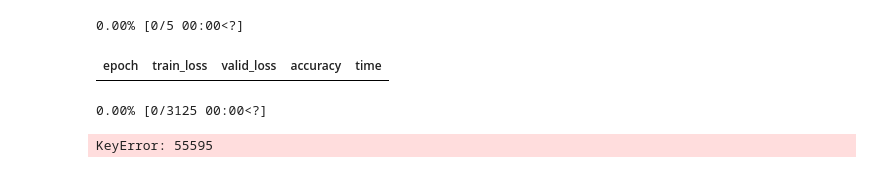
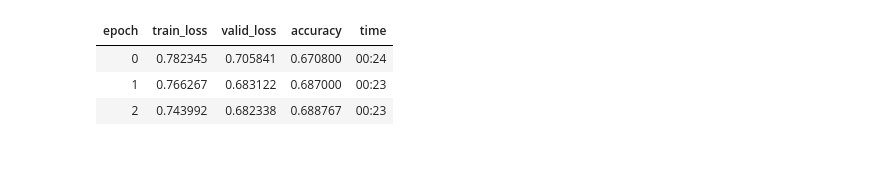
Before and after one commit to WRTeng/BVIX-Predictor, a Jupyter notebook: notebooks/2NeuNetw.ipynb, the cells around one changed output. Cells and saved outputs as stored; diff of their text form; code cells hidden in the pictures.

```diff
--- a/notebooks/2NeuNetw.ipynb
+++ b/notebooks/2NeuNetw.ipynb
@@ -161,0 +170,6 @@ test_df = df.iloc[230000:].copy().reset_index(drop=True)
+# %%
+trn_df.dropna(inplace=True)
+val_df.dropna(inplace=True)
+
+trn_df.isna().sum()
+val_df.isna().sum()
@@ -198,4 +198,15 @@ to_test = TabularPandas(
+# %%
+splits = (list(trn_df.index), list(val_df.index))
+
+dls = TabularPandas(
+    df,
+    splits=splits,
+    procs=[Categorify, FillMissing, Normalize],
+    cont_names=['15minReturn', '15minrange', 'Volchange', 'Volatility_5', 'Volatility_10',
+         'Volatility_20', 'Volatility_35', 'Volume_Z', 'Price_Z', 'Return_Z',
+         'Z_Close_MA_20', 'Vol_Histogram', 'Ret_Histogram', 'HMA_100_Volume', 'HMA_200_Volume'],
+    y_names="volatility_class",
+    y_block=CategoryBlock(),
+).dataloaders(path=".")
 # %%
-dls = DataLoaders.from_dsets(to_train, to_valid, bs=64)
+learn = tabular_learner(dls, metrics=accuracy, layers=[200,100])
-# %%
-learn = tabular_learner(dls, metrics=accuracy, layers=[10, 10])
@@ -218,7 +219,7 @@ Categories (3, int64): [0 < 1 < 2]>
 # %%
-learn.fit_one_cycle(5)  # 5 epochs
+learn.fit_one_cycle(3)  # 3 epochs
 # %% [output]
-0.00% [0/5 00:00<?]
 | epoch | train_loss | valid_loss | accuracy | time |
+| 0 | 0.782345 | 0.705841 | 0.670800 | 00:24 |
+| 1 | 0.766267 | 0.683122 | 0.687000 | 00:23 |
+| 2 | 0.743992 | 0.682338 | 0.688767 | 00:23 |
-0.00% [0/3125 00:00<?]
-KeyError: 55595
```
Also changed, not shown: parts of 22 cells of this notebook, 1 other file.
